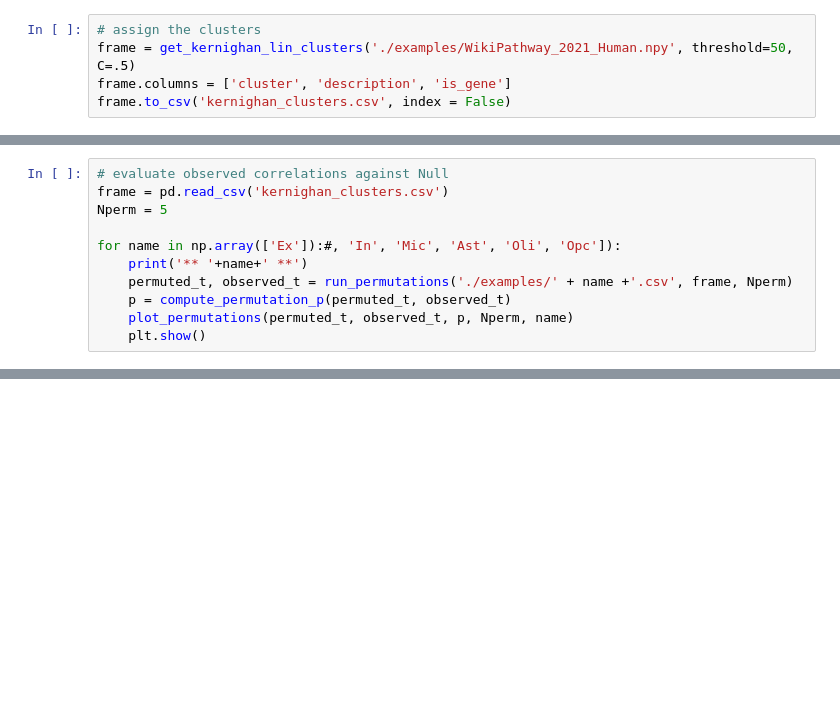
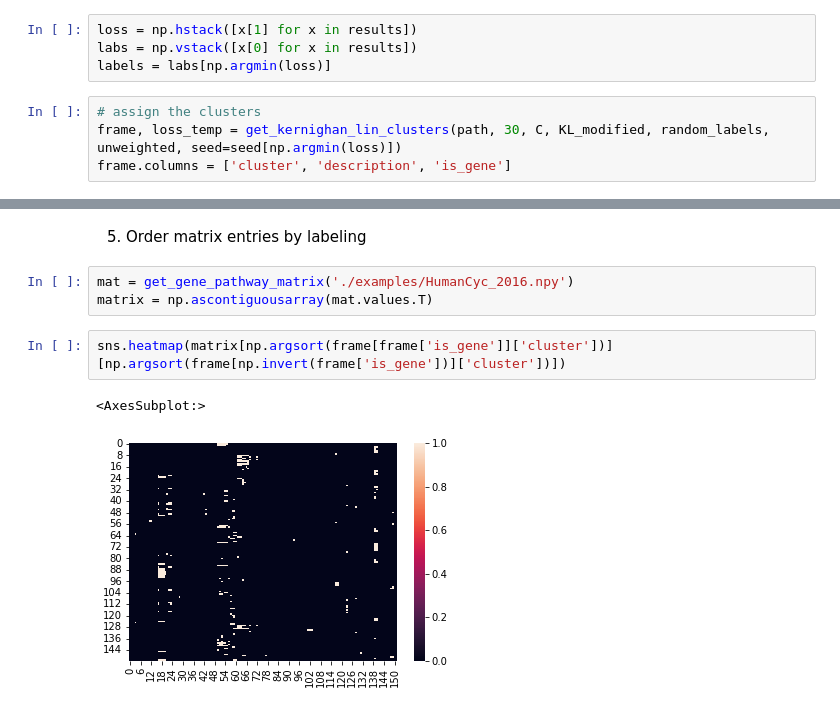
Before and after one commit to djunamay/geneclusters, a Jupyter notebook: README.ipynb, the cells around one changed output, grey strips where cells are left out. Saved outputs shown, nothing was run; the diff lists cells and outputs as text; blank space fills up the shorter version.

```diff
--- a/README.ipynb
+++ b/README.ipynb
@@ -20,5 +90,8 @@ np.save('WikiPathway_2021_Human.npy', x)
+# %%
+loss = np.hstack([x[1] for x in results])
+labs = np.vstack([x[0] for x in results])
+labels = labs[np.argmin(loss)]
 # %%
 # assign the clusters
-frame = get_kernighan_lin_clusters('./examples/WikiPathway_2021_Human.npy', threshold=50, C=.5)
+frame, loss_temp = get_kernighan_lin_clusters(path, 30, C, KL_modified, random_labels, unweighted, seed=seed[np.argmin(loss)])
 frame.columns = ['cluster', 'description', 'is_gene']
-frame.to_csv('kernighan_clusters.csv', index = False)
@@ -25,11 +99,0 @@ frame.to_csv('kernighan_clusters.csv', index = False)
-# %%
-# evaluate observed correlations against Null
-frame = pd.read_csv('kernighan_clusters.csv')
-Nperm = 5
-
-for name in np.array(['Ex']):#, 'In', 'Mic', 'Ast', 'Oli', 'Opc']):
-    print('** '+name+' **')
-    permuted_t, observed_t = run_permutations('./examples/' + name +'.csv', frame, Nperm)
-    p = compute_permutation_p(permuted_t, observed_t)
-    plot_permutations(permuted_t, observed_t, p, Nperm, name)
-    plt.show()
@@ -35,0 +120,10 @@ for name in np.array(['Ex']):#, 'In', 'Mic', 'Ast', 'Oli', 'Opc']):
+# %% [markdown]
+5. Order matrix entries by labeling
+# %%
+mat = get_gene_pathway_matrix('./examples/HumanCyc_2016.npy')
+matrix = np.ascontiguousarray(mat.values.T)
+# %%
+sns.heatmap(matrix[np.argsort(frame[frame['is_gene']]['cluster'])][np.argsort(frame[np.invert(frame['is_gene'])]['cluster'])])
+# %% [output]
+<AxesSubplot:>
+[figure, added]
```
Also changed, not shown: parts of 14 cells of this notebook.
